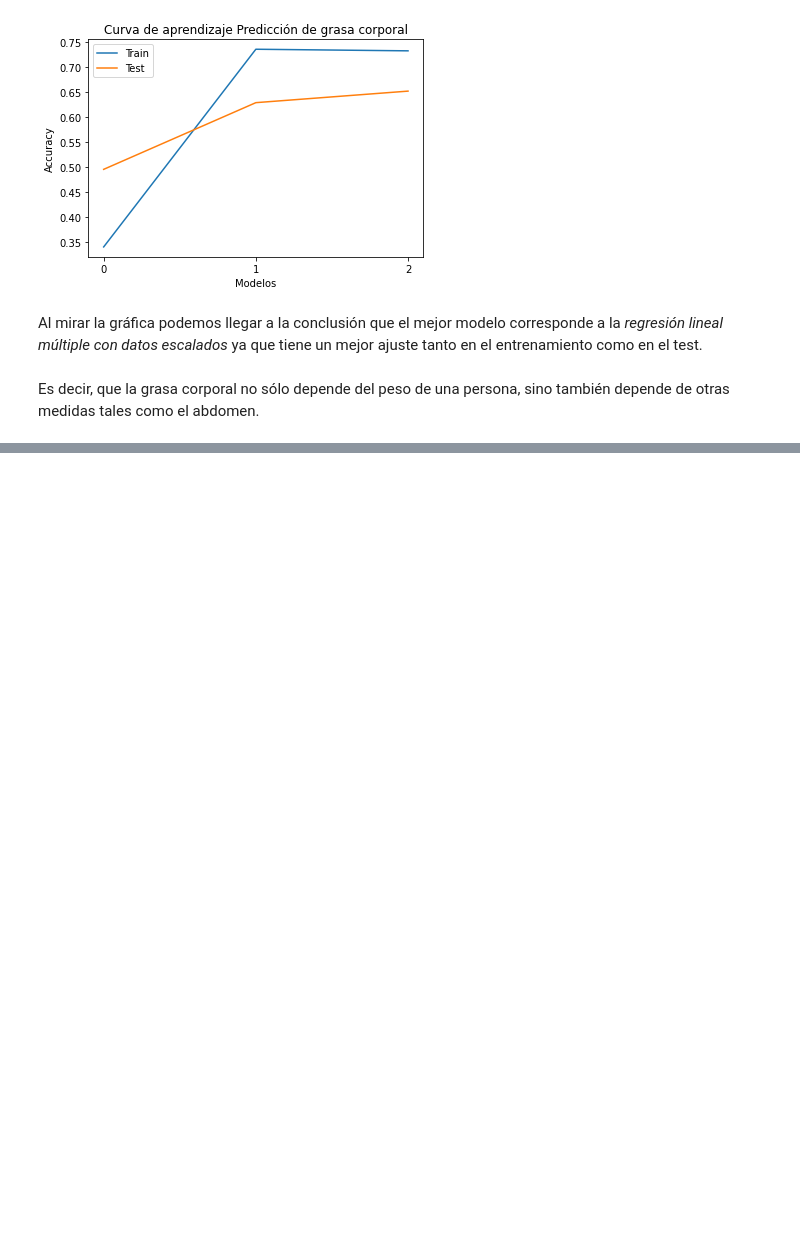
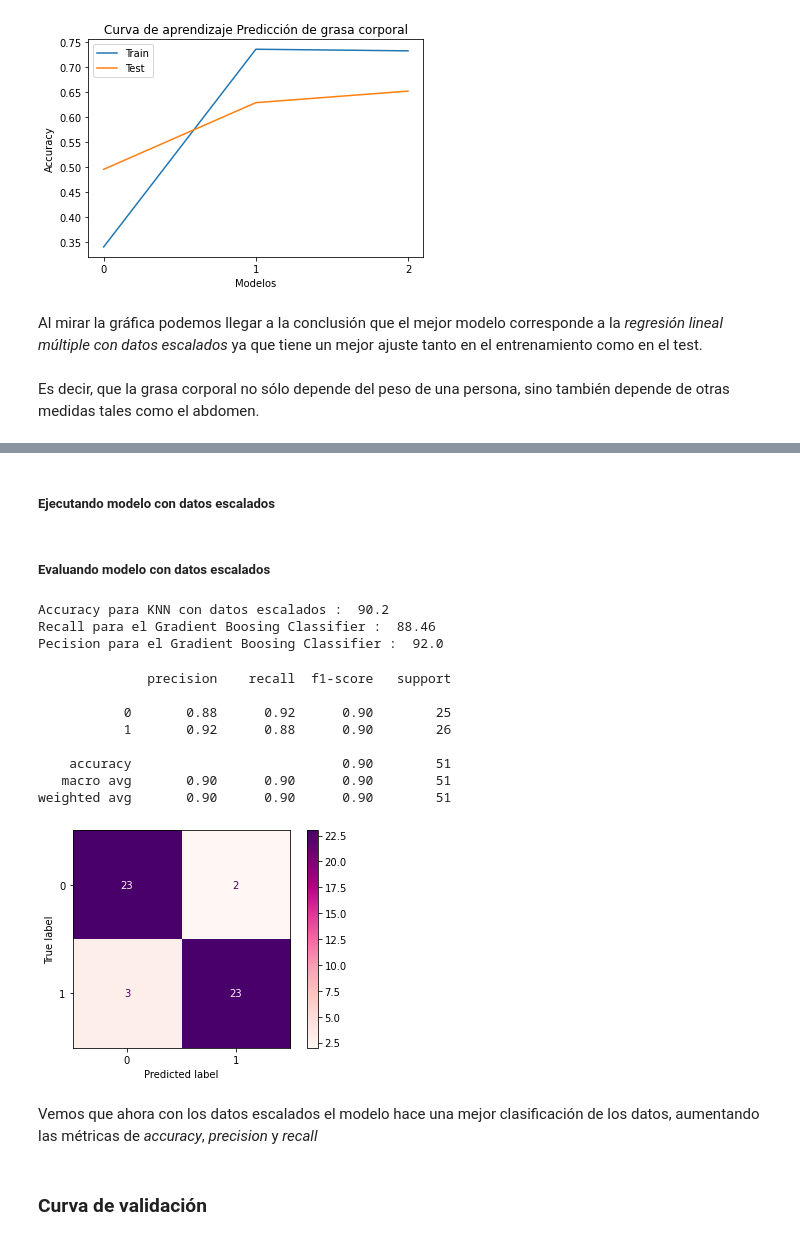
Before and after one commit to pedrosoriaa1a/Predicci-n_grasa, a Jupyter notebook: Predicción_de_grasa_corporal.ipynb, the cells around one changed output, grey strips where cells are left out. Drawn from its saved outputs; the diff is of its cells as text; code cells hidden in the pictures; blank space fills up the shorter version.

```diff
--- a/Predicción_de_grasa_corporal.ipynb
+++ b/Predicción_de_grasa_corporal.ipynb
@@ -409,0 +493,53 @@ Es decir, que la grasa corporal no sólo depende del peso de una persona, sino t
+# %%
+# Crear el escalador
+scaler = StandardScaler()
+
+# Ajustar al conjunto de Training
+scaler.fit(X_train)
+
+# Transformar los datos
+X_train_scal = pd.DataFrame(scaler.transform(X_train))
+X_train_scal.columns = X_train.columns
+X_test_scal = pd.DataFrame(scaler.transform(X_test))
+X_test_scal.columns = X_train.columns
+# %% [markdown]
+##### Ejecutando modelo con datos escalados
+# %%
+knn_scal = KNeighborsClassifier(n_neighbors = 7)
+
+knn_scal.fit(X_train_scal, y_train)
+
+ypred = knn_scal.predict(X_test_scal)
+# %% [markdown]
+##### Evaluando modelo con datos escalados
+# %%
+knn_scal_acc = accuracy_score(ypred, y_test)
+print("Accuracy para KNN con datos escalados : ",round(knn_scal_acc * 100, 2))
+
+knn_scal_pre = precision_score(ypred, y_test)
+print('Recall para el Gradient Boosing Classifier : ', round(knn_scal_pre * 100, 2))
+
+knn_scal_rcc = recall_score(ypred, y_test)
+print('Pecision para el Gradient Boosing Classifier : ', round(knn_scal_rcc * 100, 2))
+# %% [output]
+Accuracy para KNN con datos escalados :  90.2
+Recall para el Gradient Boosing Classifier :  88.46
+Pecision para el Gradient Boosing Classifier :  92.0
+# %%
+print(classification_report(y_test, ypred))
+plot_confusion_matrix(knn_scal, X_test_scal, y_test, cmap = 'RdPu')
+plt.show()
+# %% [output]
+              precision    recall  f1-score   support
+
+           0       0.88      0.92      0.90        25
+           1       0.92      0.88      0.90        26
+
+    accuracy                           0.90        51
+   macro avg       0.90      0.90      0.90        51
+weighted avg       0.90      0.90      0.90        51
+[figure, added]
+# %% [markdown]
+Vemos que ahora con los datos escalados el modelo hace una mejor clasificación de los datos, aumentando las métricas de *accuracy*, *precision* y *recall*
+# %% [markdown]
+### Curva de validación
```
Also changed, not shown: parts of 20 cells of this notebook.
